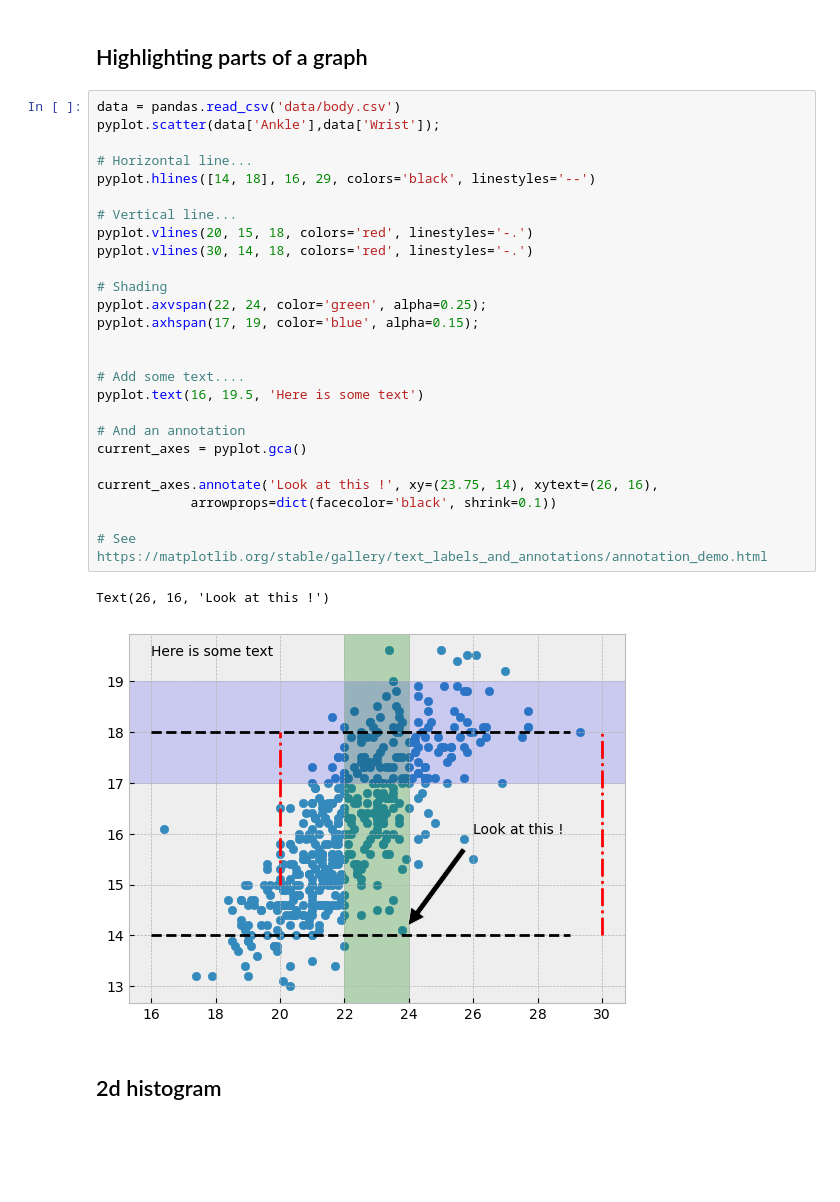
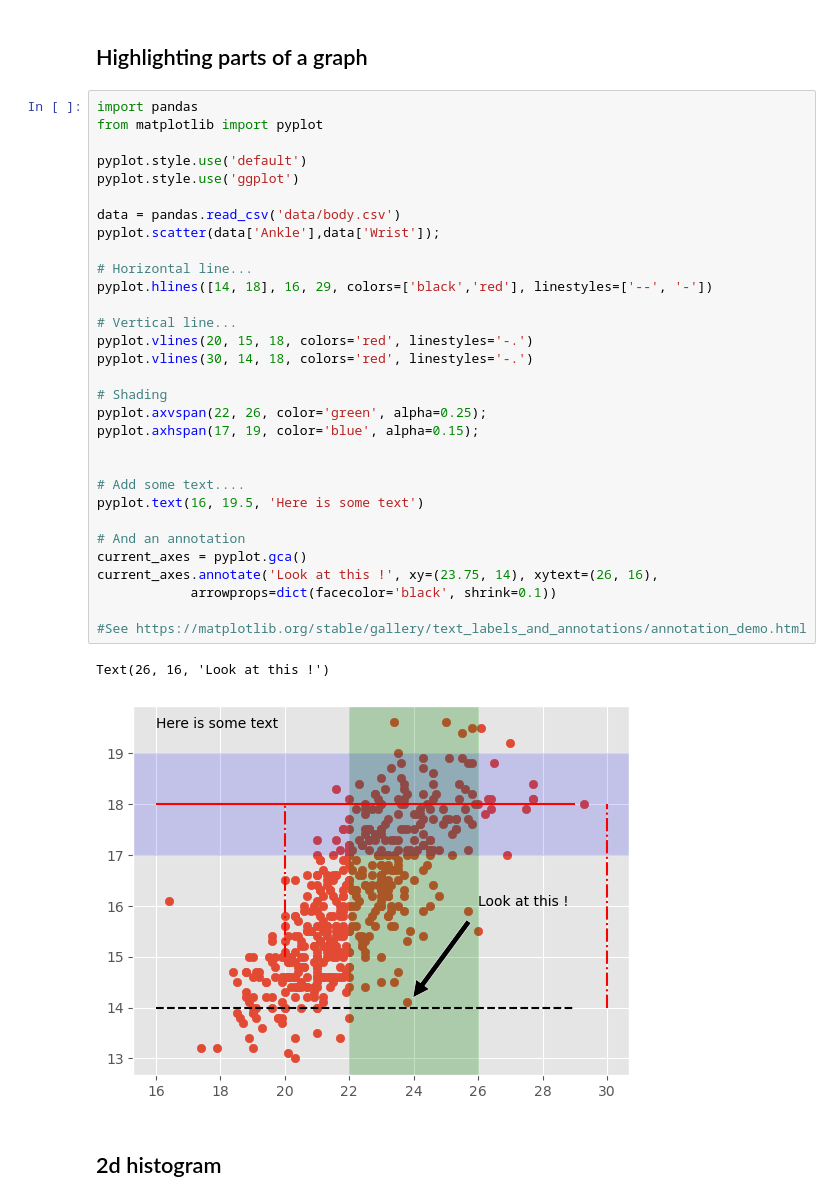
Before and after one commit to dvanderelst-classes/python-class, a Jupyter notebook: 13_Matplotlib_Advanced/Advanced Plotting.ipynb, the cells around one changed output. Cells and saved outputs as stored; diff of their text form; blank space fills up the shorter version.

```diff
--- a/13_Matplotlib_Advanced/Advanced Plotting.ipynb
+++ b/13_Matplotlib_Advanced/Advanced Plotting.ipynb
@@ -115,34 +119,39 @@ pyplot.xticks(x_center, labels);
 # %% [markdown]
 ## Highlighting parts of a graph
 # %%
+import pandas
+from matplotlib import pyplot
+
+pyplot.style.use('default')
+pyplot.style.use('ggplot')
+
 data = pandas.read_csv('data/body.csv')
 pyplot.scatter(data['Ankle'],data['Wrist']);
 
 # Horizontal line...
-pyplot.hlines([14, 18], 16, 29, colors='black', linestyles='--')
+pyplot.hlines([14, 18], 16, 29, colors=['black','red'], linestyles=['--', '-'])
 
 # Vertical line...
 pyplot.vlines(20, 15, 18, colors='red', linestyles='-.')
 pyplot.vlines(30, 14, 18, colors='red', linestyles='-.')
 
 # Shading
-pyplot.axvspan(22, 24, color='green', alpha=0.25);
+pyplot.axvspan(22, 26, color='green', alpha=0.25);
 pyplot.axhspan(17, 19, color='blue', alpha=0.15);
 
 
 # Add some text....
 pyplot.text(16, 19.5, 'Here is some text')
 
 # And an annotation
 current_axes = pyplot.gca()
-
 current_axes.annotate('Look at this !', xy=(23.75, 14), xytext=(26, 16),
             arrowprops=dict(facecolor='black', shrink=0.1))
 
-# See https://matplotlib.org/stable/gallery/text_labels_and_annotations/annotation_demo.html
+#See https://matplotlib.org/stable/gallery/text_labels_and_annotations/annotation_demo.html
 # %% [output]
 Text(26, 16, 'Look at this !')
-[figure, old version]
+[figure, new version]
 # %% [markdown]
 ## 2d histogram
 # %%
```
Also changed, not shown: parts of 3 cells of this notebook, 1 other file.
